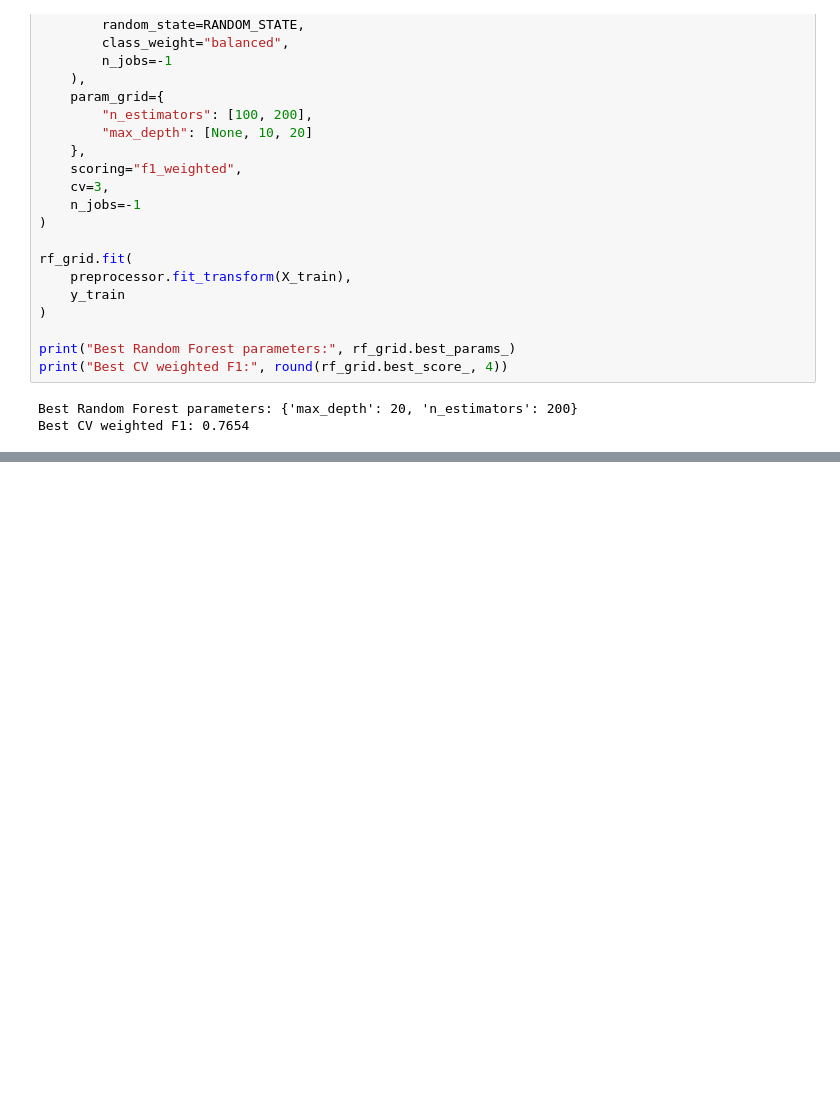
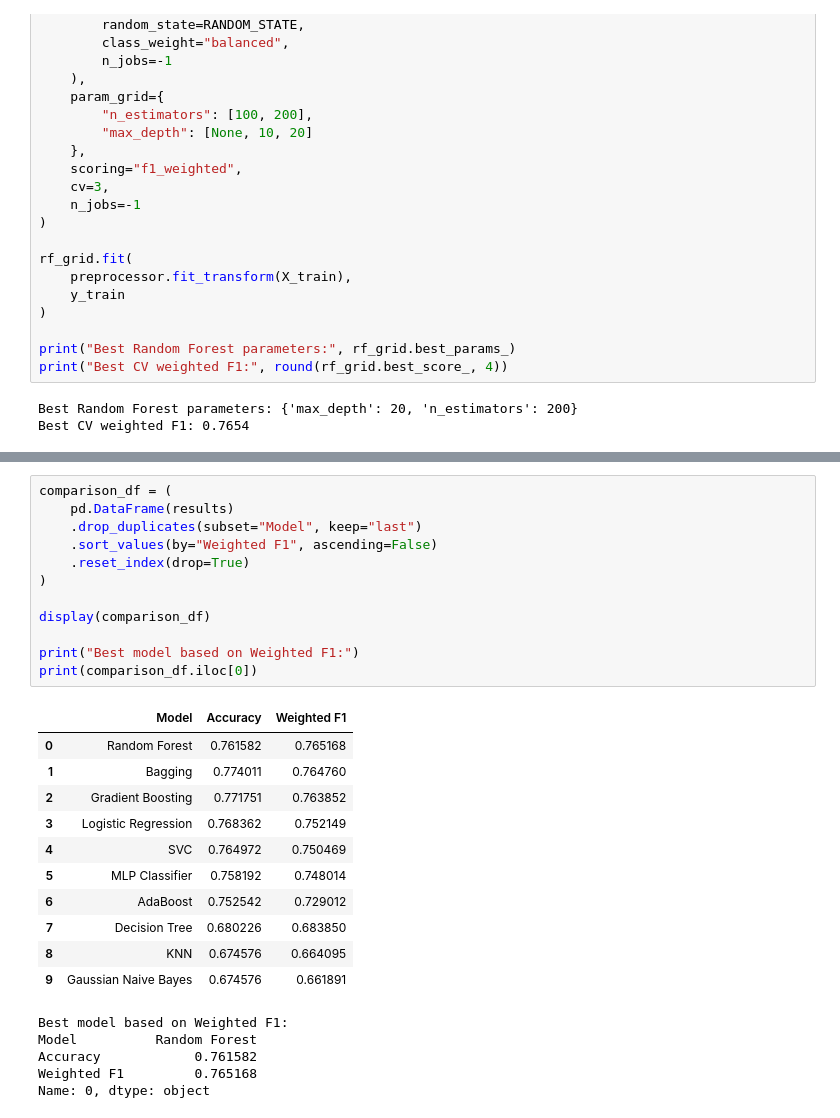
Before and after one commit to mith-sen/ML_Case_Study, a Jupyter notebook: notebooks/classification.ipynb, the cells around one changed output, grey strips where cells are left out. Saved outputs shown, nothing was run; the diff lists cells and outputs as text; blank space fills up the shorter version.

```diff
--- a/notebooks/classification.ipynb
+++ b/notebooks/classification.ipynb
@@ -762,0 +789,29 @@ Best CV weighted F1: 0.7654
+# %%
+comparison_df = (
+    pd.DataFrame(results)
+    .drop_duplicates(subset="Model", keep="last")
+    .sort_values(by="Weighted F1", ascending=False)
+    .reset_index(drop=True)
+)
+
+display(comparison_df)
+
+print("Best model based on Weighted F1:")
+print(comparison_df.iloc[0])
+# %% [output]
+|  | Model | Accuracy | Weighted F1 |
+| 0 | Random Forest | 0.761582 | 0.765168 |
+| 1 | Bagging | 0.774011 | 0.764760 |
+| 2 | Gradient Boosting | 0.771751 | 0.763852 |
+| 3 | Logistic Regression | 0.768362 | 0.752149 |
+| 4 | SVC | 0.764972 | 0.750469 |
+| 5 | MLP Classifier | 0.758192 | 0.748014 |
+| 6 | AdaBoost | 0.752542 | 0.729012 |
+| 7 | Decision Tree | 0.680226 | 0.683850 |
+| 8 | KNN | 0.674576 | 0.664095 |
+| 9 | Gaussian Naive Bayes | 0.674576 | 0.661891 |
+Best model based on Weighted F1:
+Model          Random Forest
+Accuracy            0.761582
+Weighted F1         0.765168
+Name: 0, dtype: object
```
Also changed, not shown: parts of 2 cells of this notebook.
